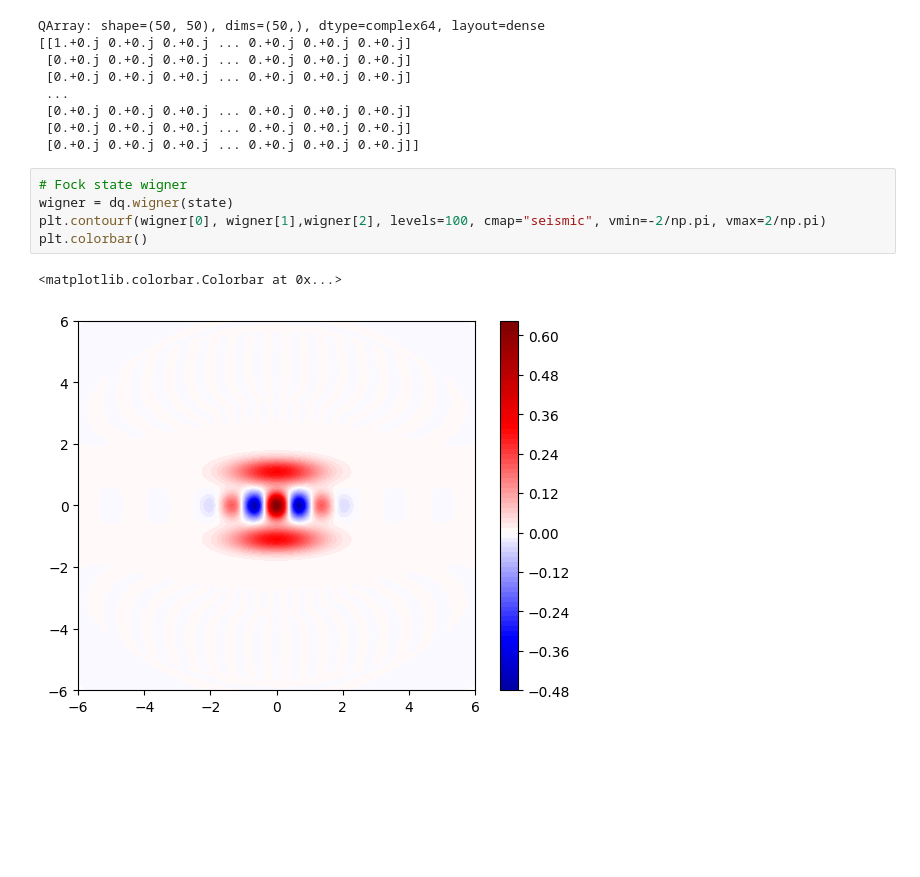
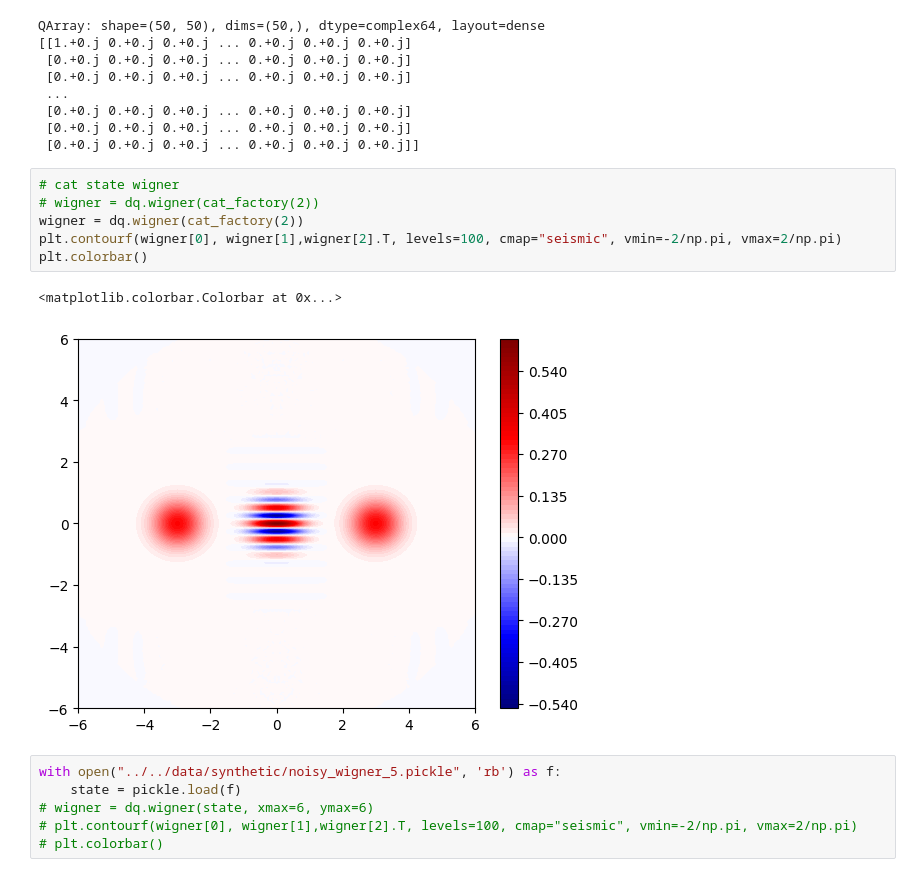
Before and after one commit to Manant02/ETH-Hackathon-2025-AandB, a Jupyter notebook: workspaces/Manuel/notebook.ipynb, the cells around one changed output. Saved outputs shown, nothing was run; the diff lists cells and outputs as text; blank space fills up the shorter version.

```diff
--- a/workspaces/Manuel/notebook.ipynb
+++ b/workspaces/Manuel/notebook.ipynb
@@ -35,10 +35,17 @@ QArray: shape=(50, 50), dims=(50,), dtype=complex64, layout=dense
  [0.+0.j 0.+0.j 0.+0.j ... 0.+0.j 0.+0.j 0.+0.j]
  [0.+0.j 0.+0.j 0.+0.j ... 0.+0.j 0.+0.j 0.+0.j]]
 # %%
-# Fock state wigner
-wigner = dq.wigner(state)
-plt.contourf(wigner[0], wigner[1],wigner[2], levels=100, cmap="seismic", vmin=-2/np.pi, vmax=2/np.pi)
+# cat state wigner
+# wigner = dq.wigner(cat_factory(2))
+wigner = dq.wigner(cat_factory(2))
+plt.contourf(wigner[0], wigner[1],wigner[2].T, levels=100, cmap="seismic", vmin=-2/np.pi, vmax=2/np.pi)
 plt.colorbar()
 # %% [output]
 <matplotlib.colorbar.Colorbar at 0x...>
-[figure, old version]
+[figure, new version]
+# %%
+with open("../../data/synthetic/noisy_wigner_5.pickle", 'rb') as f:
+    state = pickle.load(f)
+# wigner = dq.wigner(state, xmax=6, ymax=6)
+# plt.contourf(wigner[0], wigner[1],wigner[2].T, levels=100, cmap="seismic", vmin=-2/np.pi, vmax=2/np.pi)
+# plt.colorbar()
```
Also changed, not shown: parts of 4 cells of this notebook, 2 other files.
